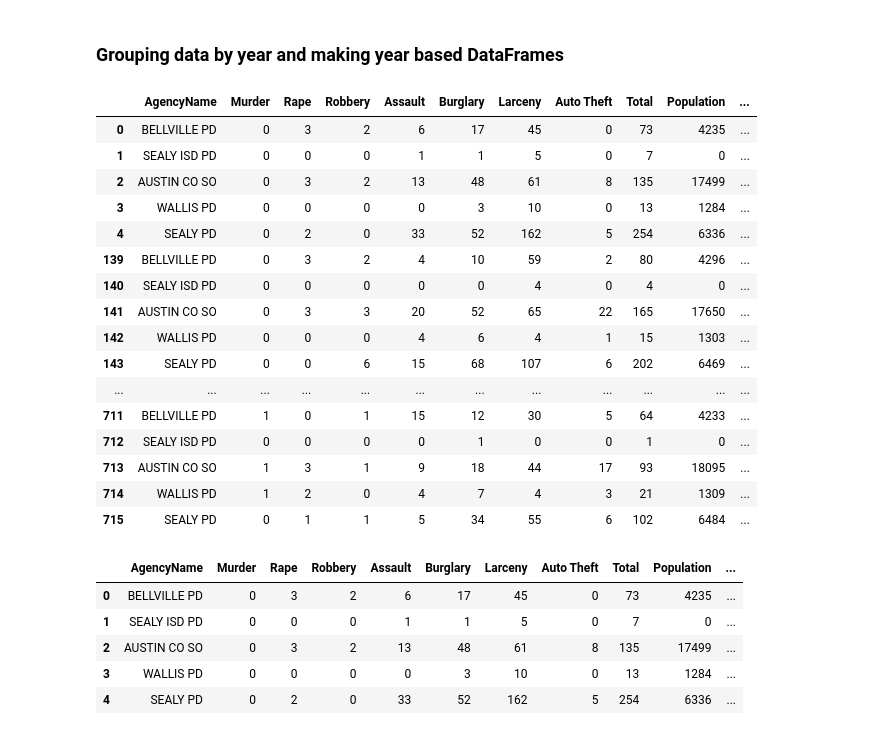
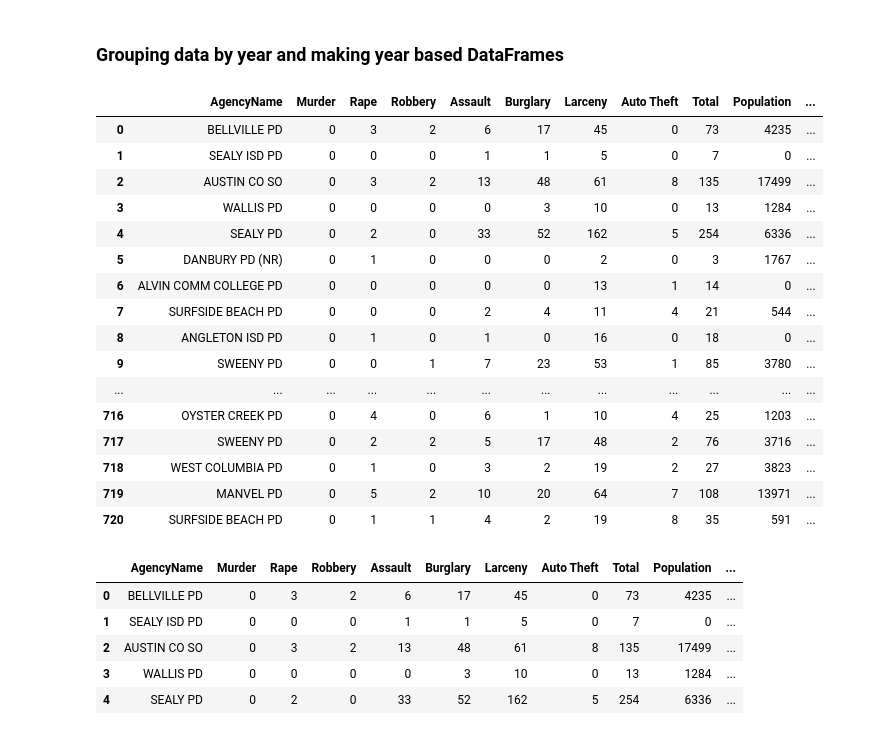
Before and after one commit to MiguelB512/Harris_Crime_Trends, a Jupyter notebook: Crime_Data_Exploration.ipynb, the cells around one changed output. Drawn from its saved outputs; the diff is of its cells as text; code cells hidden in the pictures.

```diff
--- a/Crime_Data_Exploration.ipynb
+++ b/Crime_Data_Exploration.ipynb
@@ -47,25 +47,25 @@ dtype: object
 # %%
 # .groupby Year
 year_df = df.groupby('Year')
-year_df.head(5)
+year_df.head(10)
 # %% [output]
 |  | AgencyName | Murder | Rape | Robbery | Assault | Burglary | Larceny | Auto Theft | Total | Population | ... |
 | 0 | BELLVILLE PD | 0 | 3 | 2 | 6 | 17 | 45 | 0 | 73 | 4235 | ... |
 | 1 | SEALY ISD PD | 0 | 0 | 0 | 1 | 1 | 5 | 0 | 7 | 0 | ... |
 | 2 | AUSTIN CO SO | 0 | 3 | 2 | 13 | 48 | 61 | 8 | 135 | 17499 | ... |
 | 3 | WALLIS PD | 0 | 0 | 0 | 0 | 3 | 10 | 0 | 13 | 1284 | ... |
 | 4 | SEALY PD | 0 | 2 | 0 | 33 | 52 | 162 | 5 | 254 | 6336 | ... |
-| 139 | BELLVILLE PD | 0 | 3 | 2 | 4 | 10 | 59 | 2 | 80 | 4296 | ... |
-| 140 | SEALY ISD PD | 0 | 0 | 0 | 0 | 0 | 4 | 0 | 4 | 0 | ... |
-| 141 | AUSTIN CO SO | 0 | 3 | 3 | 20 | 52 | 65 | 22 | 165 | 17650 | ... |
-| 142 | WALLIS PD | 0 | 0 | 0 | 4 | 6 | 4 | 1 | 15 | 1303 | ... |
-| 143 | SEALY PD | 0 | 0 | 6 | 15 | 68 | 107 | 6 | 202 | 6469 | ... |
+| 5 | DANBURY PD (NR) | 0 | 1 | 0 | 0 | 0 | 2 | 0 | 3 | 1767 | ... |
+| 6 | ALVIN COMM COLLEGE PD | 0 | 0 | 0 | 0 | 0 | 13 | 1 | 14 | 0 | ... |
+| 7 | SURFSIDE BEACH PD | 0 | 0 | 0 | 2 | 4 | 11 | 4 | 21 | 544 | ... |
+| 8 | ANGLETON ISD PD | 0 | 1 | 0 | 1 | 0 | 16 | 0 | 18 | 0 | ... |
+| 9 | SWEENY PD | 0 | 0 | 1 | 7 | 23 | 53 | 1 | 85 | 3780 | ... |
 | ... | ... | ... | ... | ... | ... | ... | ... | ... | ... | ... | ... |
-| 711 | BELLVILLE PD | 1 | 0 | 1 | 15 | 12 | 30 | 5 | 64 | 4233 | ... |
-| 712 | SEALY ISD PD | 0 | 0 | 0 | 0 | 1 | 0 | 0 | 1 | 0 | ... |
-| 713 | AUSTIN CO SO | 1 | 3 | 1 | 9 | 18 | 44 | 17 | 93 | 18095 | ... |
-| 714 | WALLIS PD | 1 | 2 | 0 | 4 | 7 | 4 | 3 | 21 | 1309 | ... |
-| 715 | SEALY PD | 0 | 1 | 1 | 5 | 34 | 55 | 6 | 102 | 6484 | ... |
+| 716 | OYSTER CREEK PD | 0 | 4 | 0 | 6 | 1 | 10 | 4 | 25 | 1203 | ... |
+| 717 | SWEENY PD | 0 | 2 | 2 | 5 | 17 | 48 | 2 | 76 | 3716 | ... |
+| 718 | WEST COLUMBIA PD | 0 | 1 | 0 | 3 | 2 | 19 | 2 | 27 | 3823 | ... |
+| 719 | MANVEL PD | 0 | 5 | 2 | 10 | 20 | 64 | 7 | 108 | 13971 | ... |
+| 720 | SURFSIDE BEACH PD | 0 | 1 | 1 | 4 | 2 | 19 | 8 | 35 | 591 | ... |
 # %%
 # 2015 df
 df_2015 = df.groupby('Year').get_group(2015)
```
